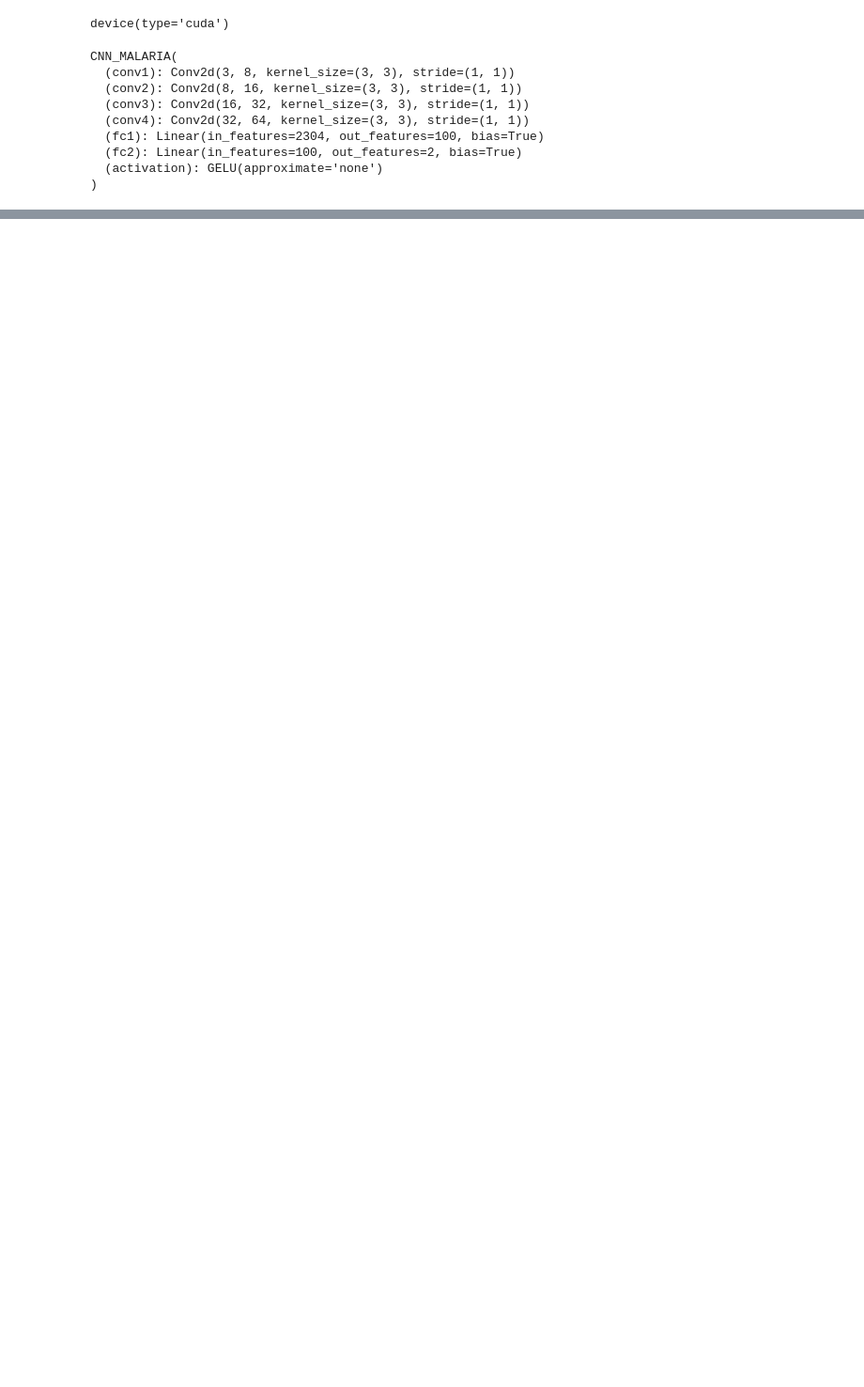
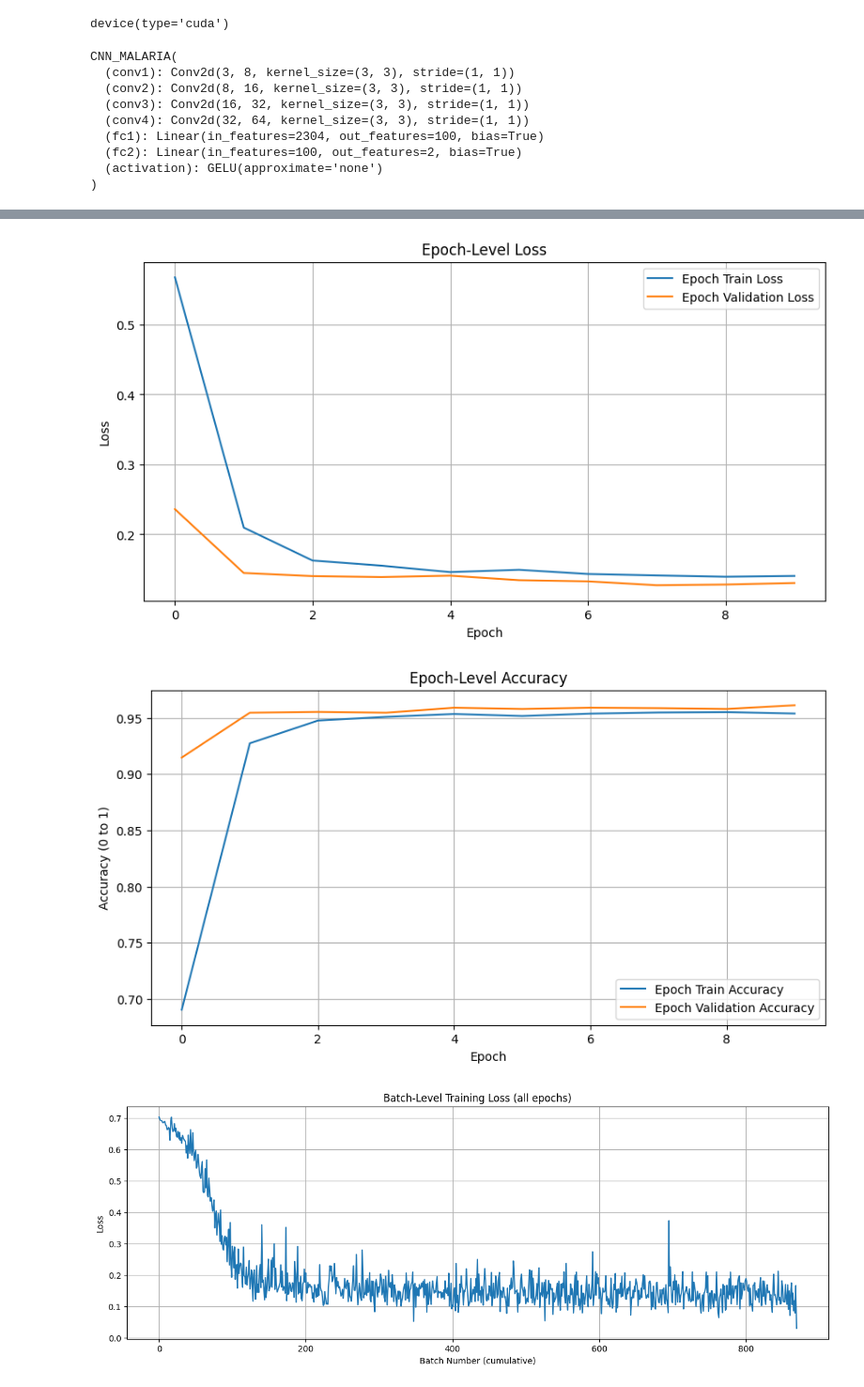
Before and after one commit to arthurpeter/Machine_Learning, a Jupyter notebook: malaria-detection-cnn-pipeline.ipynb, the cells around one changed output, grey strips where cells are left out. Shown at 94% size. Cells and saved outputs as stored; diff of their text form; code cells hidden in the pictures; blank space fills up the shorter version.

Commit message:
Kaggle Notebook | Malaria_Detection_CNN_pipeline | Version 3

```diff
--- a/malaria-detection-cnn-pipeline.ipynb
+++ b/malaria-detection-cnn-pipeline.ipynb
@@ -116,14 +123,17 @@ test_transform = transforms.Compose(
     ])
 
 train_dataset = MalariaDataset(train_data, transform=train_transform)
+val_dataset = MalariaDataset(val_data, transform=test_transform)
 test_dataset = MalariaDataset(test_data, transform=test_transform)
 
 train_loader = DataLoader(train_dataset, batch_size=256, shuffle=True)
+val_loader = DataLoader(val_dataset, batch_size=256, shuffle=False)
 test_loader = DataLoader(test_dataset, batch_size=256, shuffle=False)
 
 class_labels = {0: "Uninfected", 1: "Infected"}
 classes = ("Uninfected", "Parasitized")
 
 print("Batches in train:", len(train_loader))
+print("Batches in validation:", len(val_loader))
 # %% [output]
 Batches in train: 87
@@ -202,5 +235,5 @@ def train_epoch(model, dataloader, device, optimizer, criterion, epoch):
 # %%
-def valid_epoch(model, dataloader, device, criterion, epoch):
+def valid_epoch(model, dataloader, device, criterion, epoch, name="Valid"):
     # We set the model in evaluation mode
     model.eval()
 
@@ -233,13 +266,17 @@ def valid_epoch(model, dataloader, device, criterion, epoch):
         total_val_loss += (loss.item() * batch_size)
         dataset_size += batch_size
 
-        epoch_loss = np.round(total_val_loss / dataset_size, 2)
+        epoch_loss_rounded = np.round(total_val_loss / dataset_size, 4)
+        accuracy_rounded = np.round(100 * correct / dataset_size, 4)
 
-        accuracy = np.round(100 * correct / dataset_size, 2)
+        # Use a dict to set postfix with a dynamic name
+        postfix_dict = {'Epoch': epoch, f'{name}_Acc': accuracy_rounded, f'{name}_Loss': epoch_loss_rounded}
+        bar.set_postfix(**postfix_dict)
 
-        bar.set_postfix(Epoch=epoch, Valid_Acc=accuracy, Valid_Loss=epoch_loss)
+    avg_epoch_loss = total_val_loss / dataset_size
+    avg_epoch_acc = correct / dataset_size # Return as 0-1
 
-    return accuracy, epoch_loss
+    return avg_epoch_acc, avg_epoch_loss
 # %%
 def run_training(model, criterion, optimizer, scheduler, num_epochs):
     # Check if we are using GPU
@@ -361,7 +443,7 @@ scheduler = ReduceLROnPlateau(optimizer,
                               factor=0.1,
                               patience=2)
 # %%
-run_training(model, criterion, optimizer, scheduler, epochs)
+history = run_training(model, criterion, optimizer, scheduler, epochs)
 # %% [output]
 [INFO] Using GPU: Tesla T4
 
@@ -382,0 +465,47 @@ Validation Accuracy Improved (96.21 ---> 96.3)
+# %%
+import matplotlib.pyplot as plt
+
+# --- Plot 1: Epoch Loss (Train vs. Validation) ---
+plt.figure(figsize=(10, 5))
+plt.plot(history['epoch_train_loss'], label='Epoch Train Loss')
+plt.plot(history['epoch_val_loss'], label='Epoch Validation Loss')
+plt.title('Epoch-Level Loss')
+plt.xlabel('Epoch')
+plt.ylabel('Loss')
+plt.legend()
+plt.grid(True)
+plt.show()
+
+# --- Plot 2: Epoch Accuracy (Train vs. Validation) ---
+plt.figure(figsize=(10, 5))
+plt.plot(history['epoch_train_acc'], label='Epoch Train Accuracy')
+plt.plot(history['epoch_val_acc'], label='Epoch Validation Accuracy')
+plt.title('Epoch-Level Accuracy')
+plt.xlabel('Epoch')
+plt.ylabel('Accuracy (0 to 1)')
+plt.legend()
+plt.grid(True)
+plt.show()
+
+# --- Plot 3: Batch-Level Training Loss ---
+# This will be a noisy plot, but it shows learning dynamics
+plt.figure(figsize=(15, 5))
+plt.plot(history['batch_train_loss'])
+plt.title('Batch-Level Training Loss (all epochs)')
+plt.xlabel('Batch Number (cumulative)')
+plt.ylabel('Loss')
+plt.grid(True)
+plt.show()
+
+# --- Plot 4: Batch-Level Training Accuracy ---
+plt.figure(figsize=(15, 5))
+plt.plot(history['batch_train_acc'])
+plt.title('Batch-Level Training Accuracy (all epochs)')
+plt.xlabel('Batch Number (cumulative)')
+plt.ylabel('Accuracy (0 to 1)')
+plt.grid(True)
+plt.show()
+# %% [output]
+[figure, added]
+[figure, added]
+[figure, added]
```
Also changed, not shown: parts of 9 cells of this notebook.
